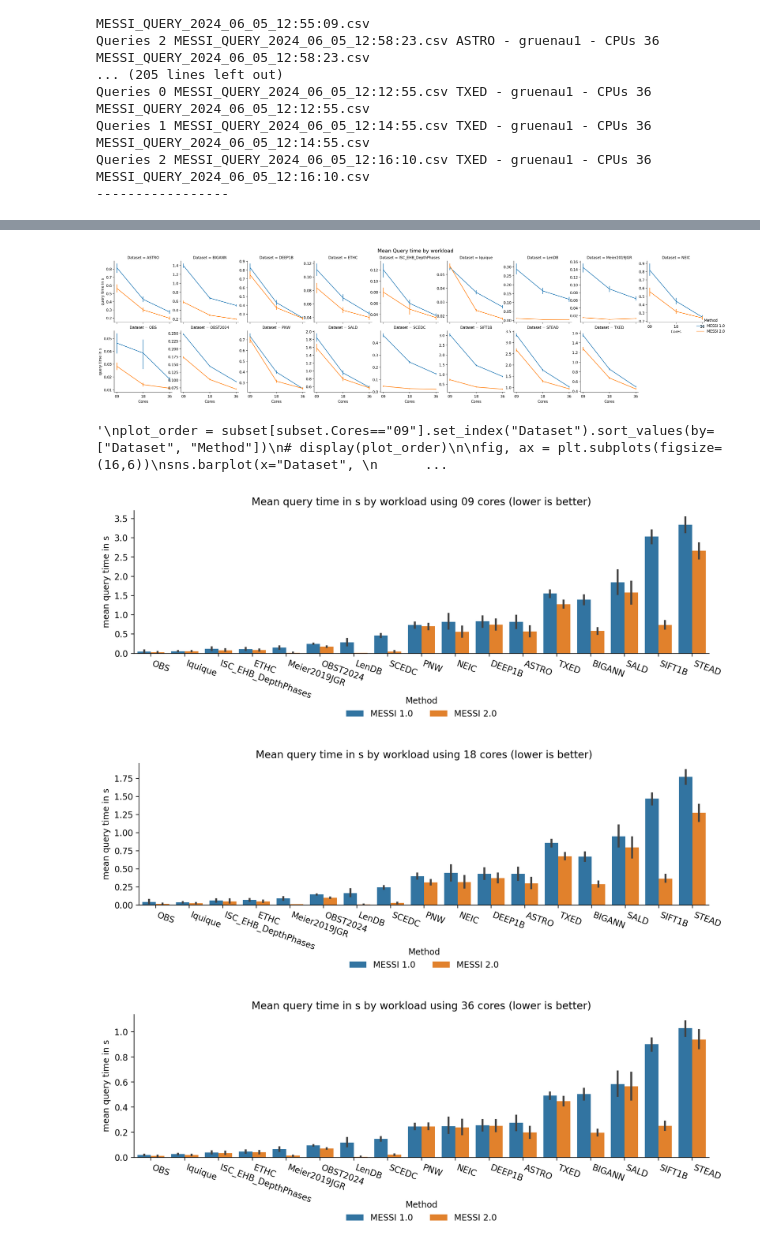
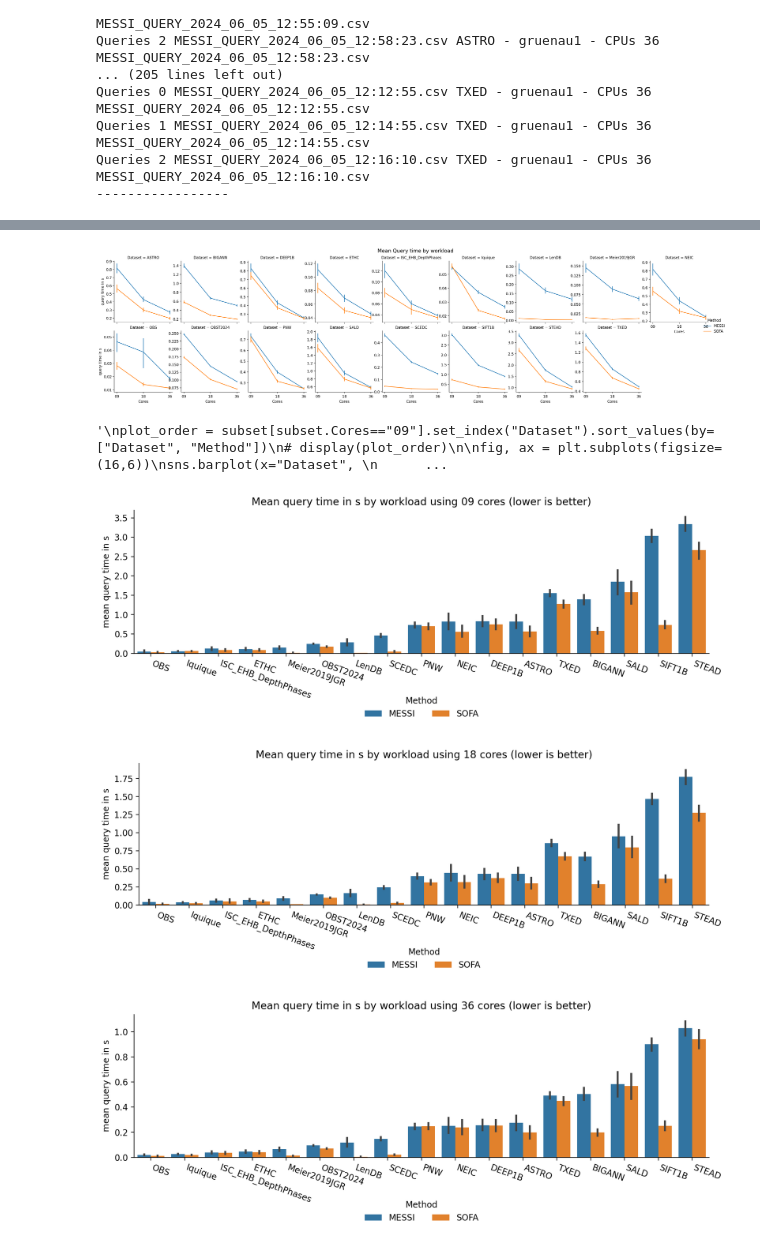
Before and after one commit to patrickzib/SOFA, a Jupyter notebook: notebooks/eval_all.ipynb, the cells around one changed output, grey strips where cells are left out. Cells and saved outputs as stored; diff of their text form; code cells hidden in the pictures.

```diff
--- a/notebooks/eval_all.ipynb
+++ b/notebooks/eval_all.ipynb
@@ -79,8 +79,8 @@ subset = query_times.rename(columns={
 subset = subset[query_times.method.isin(["MESSI+\nSAX+\nSIMD", "MESSI+\nSFA+EW+\nSIMD"])]
 
 
-subset.Method.replace("MESSI+\nSAX+\nSIMD", "MESSI 1.0", inplace=True)
-subset.Method.replace("MESSI+\nSFA+EW+\nSIMD", "MESSI 2.0", inplace=True)
+subset.Method.replace("MESSI+\nSAX+\nSIMD", "MESSI", inplace=True)
+subset.Method.replace("MESSI+\nSFA+EW+\nSIMD", "SOFA", inplace=True)
 
 subset
 # %% [output]
@@ -142,7 +142,7 @@ sns.despine()
 plt.savefig("images/experiment_scalability_mean_all.pdf", bbox_inches='tight')
 plt.show()
 # %% [output]
-[figure, old version]
+[figure, new version]
 # %%
 #plot_order = subset.set_index("Method").groupby("Dataset").mean().sort_values(by="query time in s")
 """
@@ -170,32 +170,32 @@ plt.show()
 # %%
 ALL_CORES = ["09", "18", "36"]
 
 subset.Method = subset.Method.replace("\n","", regex=True)
 for CORES in ALL_CORES:
-    plot_order = subset[(subset.Cores=="36") & (subset.Method=="MESSI 1.0")].groupby(["Dataset"]) \
+    plot_order = subset[(subset.Cores=="36") & (subset.Method=="MESSI")].groupby(["Dataset"]) \
             .mean("query time in s").sort_values(by="query time in s")
 
     fig, ax = plt.subplots(figsize=(12,3))
     sns.barplot(x="Dataset",
                 y="query time in s",
                 # estimator=np.mean,
                 hue="Method", data=subset[(subset.Cores==CORES)], ax = ax,
                 order=plot_order.index
                )
     ax.set_title("Mean query time in s by workload using "+str(CORES)+" cores (lower is better)")
     # ax.set_xlabel("Dataset (workload)")
     ax.set_xlabel("")
     ax.set_ylabel("mean query time in s")
     plt.xticks(rotation=-20, fontsize=10, ha='left')
     sns.despine()
     sns.move_legend(ax, "upper center", frameon=False, bbox_to_anchor=(.5, -0.25), ncol=3)  # bbox_to_anchor=(1, 1),
     #ax.set_yscale("log")
     plt.savefig("images/experiment_mean_query_time_"+CORES+".pdf", bbox_inches='tight')
     plt.show()
 # %% [output]
-[figure, old version]
+[figure, new version]
-[figure, old version]
+[figure, new version]
-[figure, old version]
+[figure, new version]
 # %%
 ALL_CORES = ["09", "18", "36"]
 
```
Also changed, not shown: parts of 9 cells of this notebook, 34 other files.
